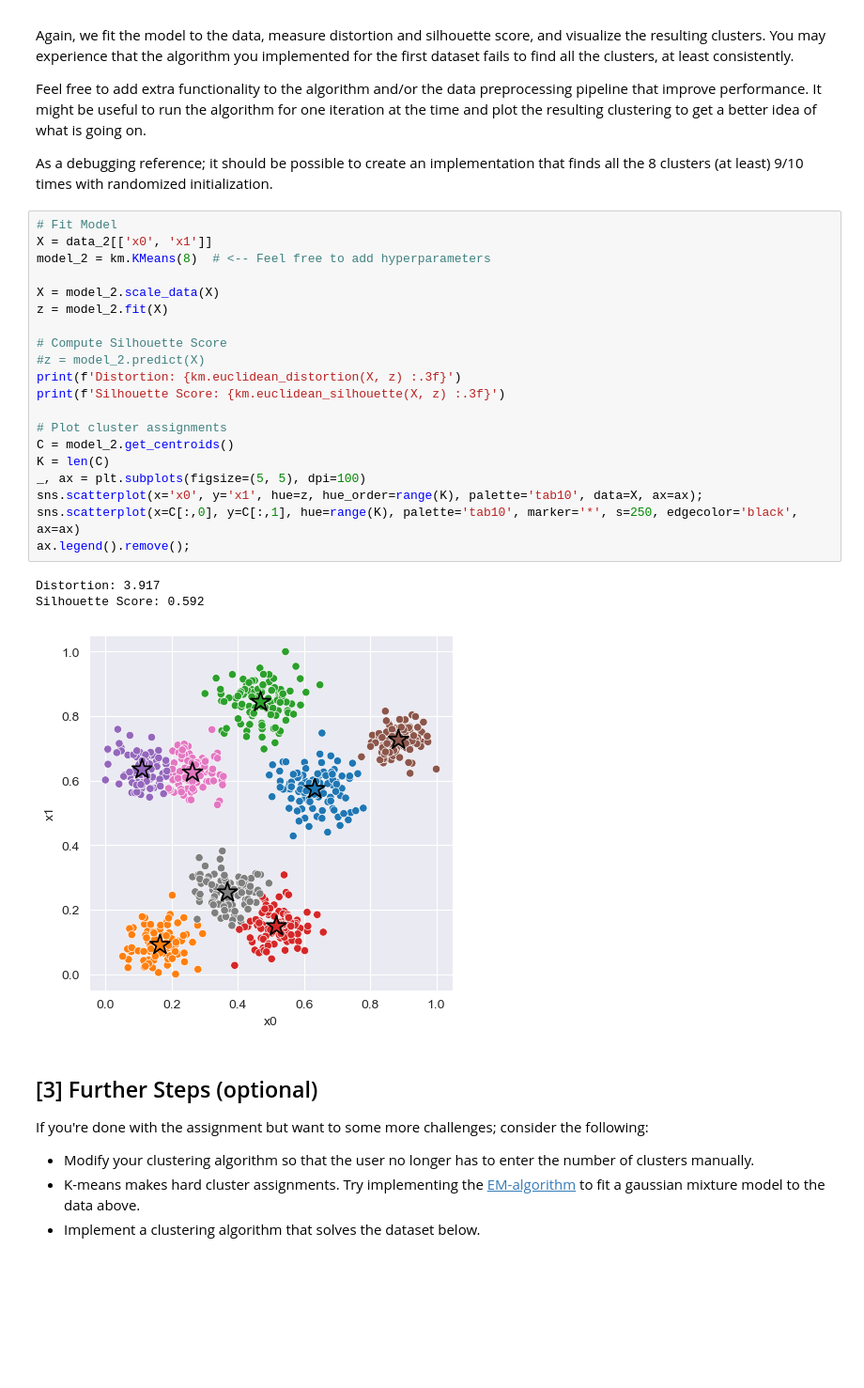
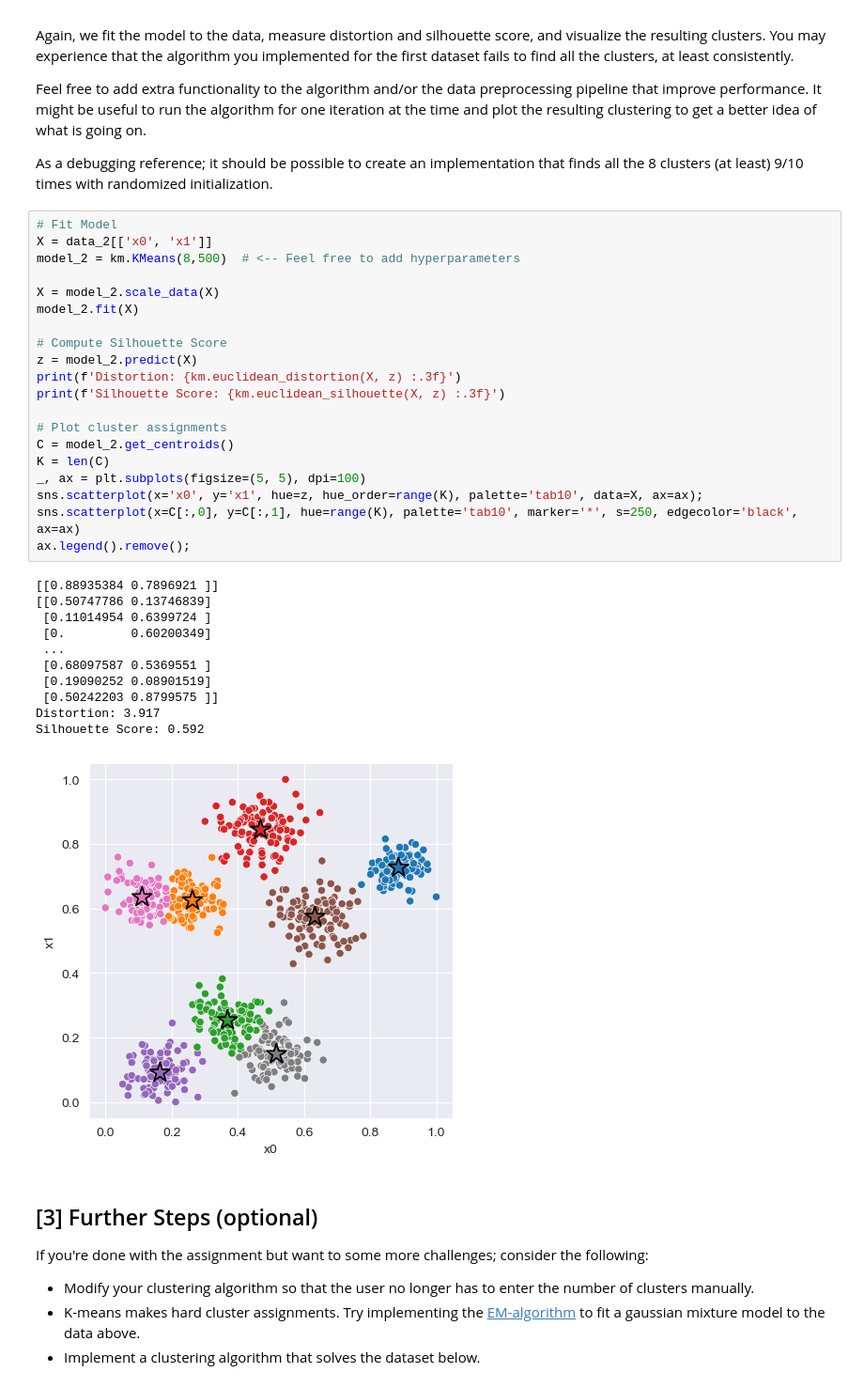
Before and after one commit to J-Ness/TDT-4173-2023-task-1, a Jupyter notebook: k_means/experiment.ipynb, the cells around one changed output. Shown at 94% size. Saved outputs shown, nothing was run; the diff lists cells and outputs as text; blank space fills up the shorter version.

```diff
--- a/k_means/experiment.ipynb
+++ b/k_means/experiment.ipynb
@@ -127,27 +142,35 @@ As a debugging reference; it should be possible to create an implementation that
 # %%
 # Fit Model
 X = data_2[['x0', 'x1']]
-model_2 = km.KMeans(8)  # <-- Feel free to add hyperparameters
+model_2 = km.KMeans(8,500)  # <-- Feel free to add hyperparameters
 
 X = model_2.scale_data(X)
-z = model_2.fit(X)
+model_2.fit(X)
 
 # Compute Silhouette Score
-#z = model_2.predict(X)
+z = model_2.predict(X)
 print(f'Distortion: {km.euclidean_distortion(X, z) :.3f}')
 print(f'Silhouette Score: {km.euclidean_silhouette(X, z) :.3f}')
 
 # Plot cluster assignments
 C = model_2.get_centroids()
 K = len(C)
 _, ax = plt.subplots(figsize=(5, 5), dpi=100)
 sns.scatterplot(x='x0', y='x1', hue=z, hue_order=range(K), palette='tab10', data=X, ax=ax);
 sns.scatterplot(x=C[:,0], y=C[:,1], hue=range(K), palette='tab10', marker='*', s=250, edgecolor='black', ax=ax)
 ax.legend().remove();
 # %% [output]
+[[0.88935384 0.7896921 ]]
+[[0.50747786 0.13746839]
+ [0.11014954 0.6399724 ]
+ [0.         0.60200349]
+ ...
+ [0.68097587 0.5369551 ]
+ [0.19090252 0.08901519]
+ [0.50242203 0.8799575 ]]
 Distortion: 3.917
 Silhouette Score: 0.592
-[figure, old version]
+[figure, new version]
 # %% [markdown]
 ## [3] Further Steps (optional)
 
```
Also changed, not shown: parts of 1 cell of this notebook, 1 other file.
